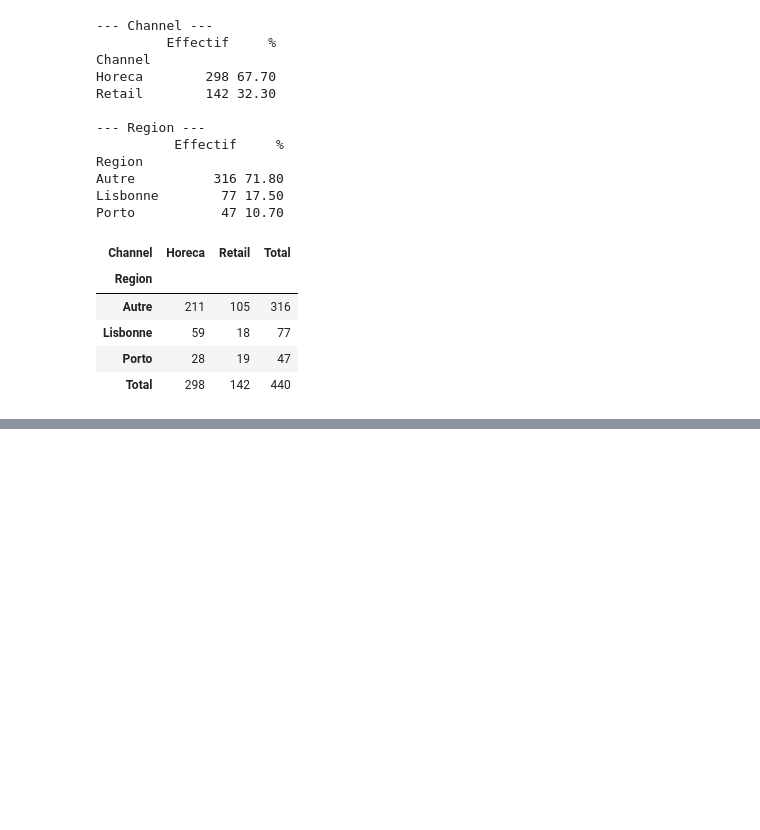
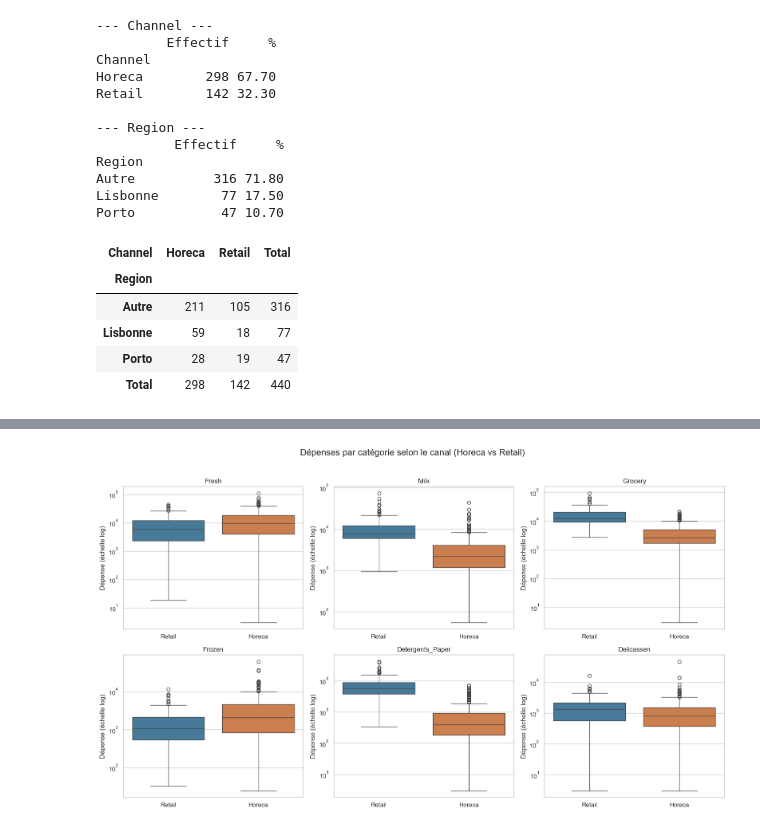
Before and after one commit to rokhayacoumbadiouf-bit/Segmentation_Client_ML, a Jupyter notebook: P1IA_ODC/projet_machine_learning/segmentaion_client.ipynb, the cells around one changed output, grey strips where cells are left out. Cells and saved outputs as stored; diff of their text form; code cells hidden in the pictures; blank space fills up the shorter version.

```diff
--- a/P1IA_ODC/projet_machine_learning/segmentaion_client.ipynb
+++ b/P1IA_ODC/projet_machine_learning/segmentaion_client.ipynb
@@ -379,0 +465,19 @@ La région semble peu discriminante. Le canal, en revanche, sera une référence
+# %%
+df_plot = df.copy()
+df_plot["Channel_label"] = df_plot["Channel"].map(channel_map)
+
+fig, axes = plt.subplots(2, 3, figsize=(16, 9))
+axes = axes.flatten()
+
+for i, col in enumerate(SPEND_COLS):
+    sns.boxplot(data=df_plot, x="Channel_label", y=col, ax=axes[i], palette={"Horeca": "#E07B39", "Retail": "#3A7CA5"})
+    axes[i].set_yscale("log")
+    axes[i].set_title(col)
+    axes[i].set_xlabel("")
+    axes[i].set_ylabel("Dépense (échelle log)")
+
+plt.suptitle("Dépenses par catégorie selon le canal (Horeca vs Retail)", fontsize=16, y=1.02)
+plt.tight_layout()
+plt.show()
+# %% [output]
+[figure, added]
```
Also changed, not shown: parts of 18 cells of this notebook.
